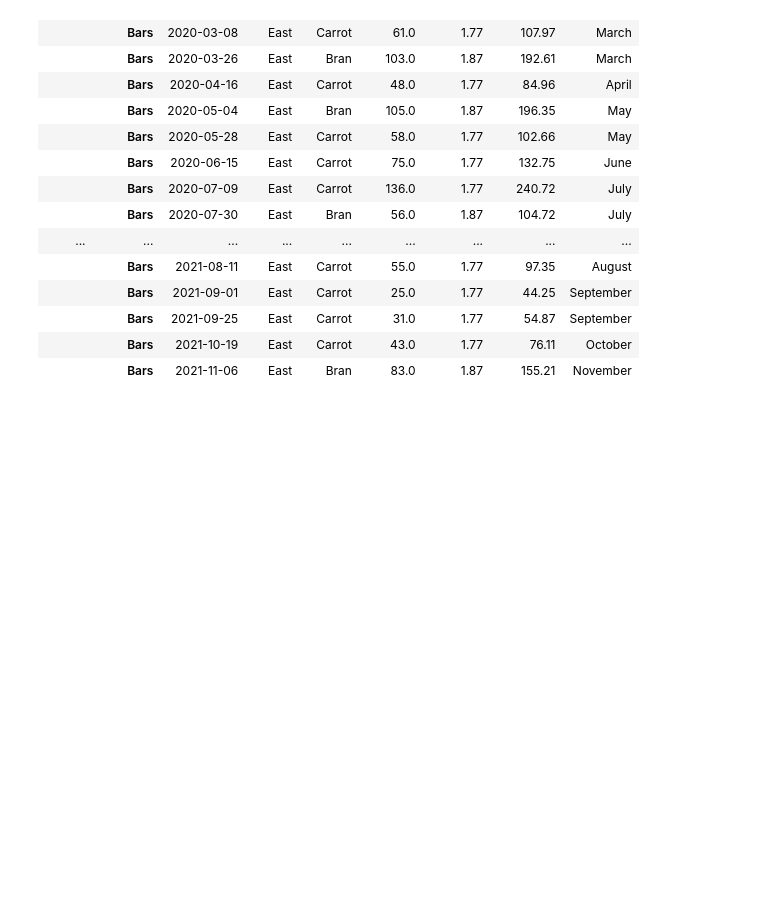
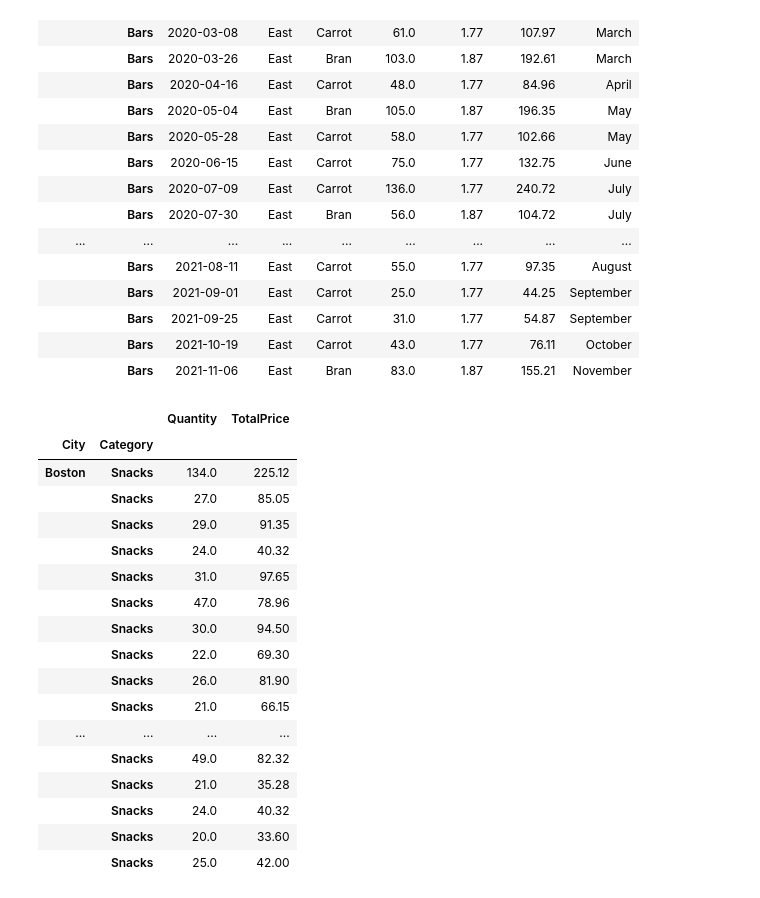
Before and after one commit to sledhead/python_core_test, a Jupyter notebook: excel_test.ipynb, the cells around one changed output. Cells and saved outputs as stored; diff of their text form; code cells hidden in the pictures; blank space fills up the shorter version.

Commit message:
pandas pivot table loc more

```diff
--- a/excel_test.ipynb
+++ b/excel_test.ipynb
@@ -610,3 +610,24 @@ df_month_new.loc[('Boston','Bars'), :]
 |  | Bars | 2021-09-25 | East | Carrot | 31.0 | 1.77 | 54.87 | September |
 |  | Bars | 2021-10-19 | East | Carrot | 43.0 | 1.77 | 76.11 | October |
 |  | Bars | 2021-11-06 | East | Bran | 83.0 | 1.87 | 155.21 | November |
+# %%
+df_month_new.loc[(['Boston','New York'],'Snacks'), ('Quantity','TotalPrice')]
+# %% [output]
+|  |  | Quantity | TotalPrice |
+| City | Category |  |  |
+| Boston | Snacks | 134.0 | 225.12 |
+|  | Snacks | 27.0 | 85.05 |
+|  | Snacks | 29.0 | 91.35 |
+|  | Snacks | 24.0 | 40.32 |
+|  | Snacks | 31.0 | 97.65 |
+|  | Snacks | 47.0 | 78.96 |
+|  | Snacks | 30.0 | 94.50 |
+|  | Snacks | 22.0 | 69.30 |
+|  | Snacks | 26.0 | 81.90 |
+|  | Snacks | 21.0 | 66.15 |
+| ... | ... | ... | ... |
+|  | Snacks | 49.0 | 82.32 |
+|  | Snacks | 21.0 | 35.28 |
+|  | Snacks | 24.0 | 40.32 |
+|  | Snacks | 20.0 | 33.60 |
+|  | Snacks | 25.0 | 42.00 |
```
